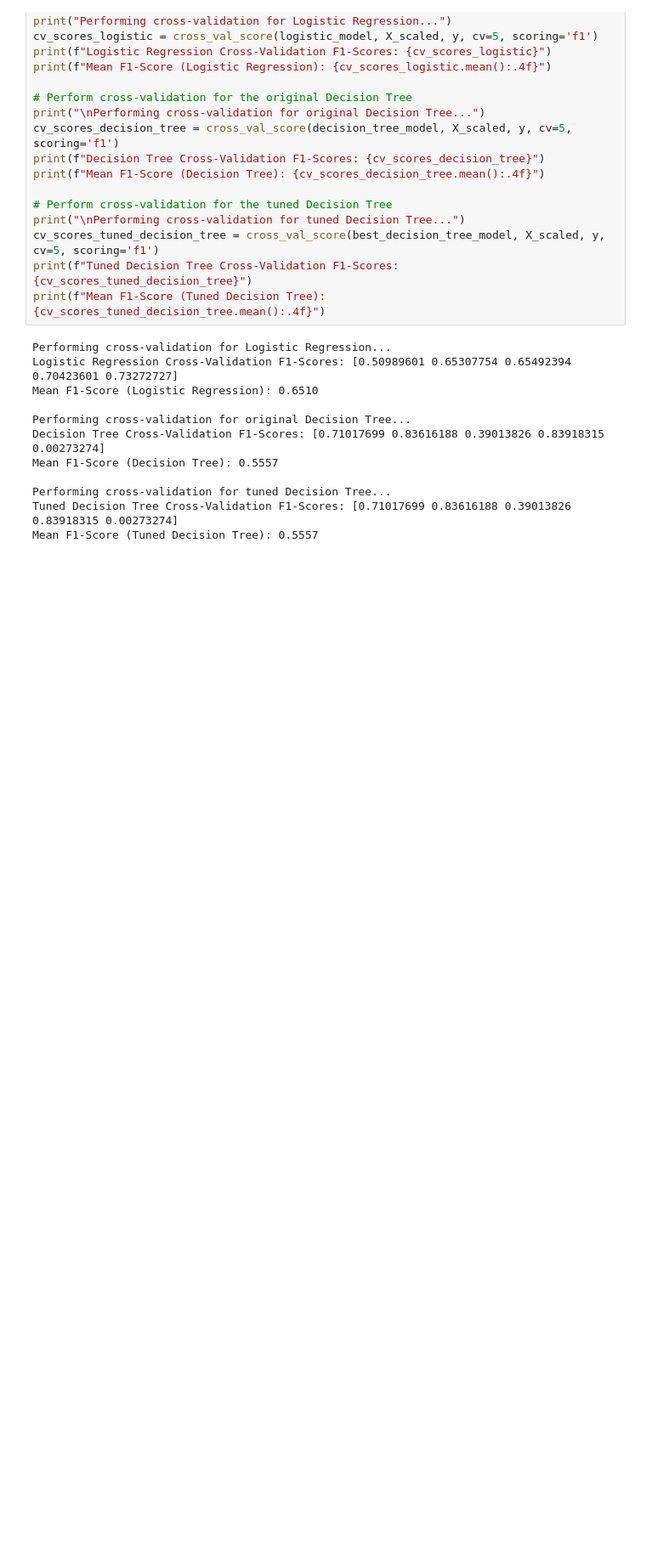
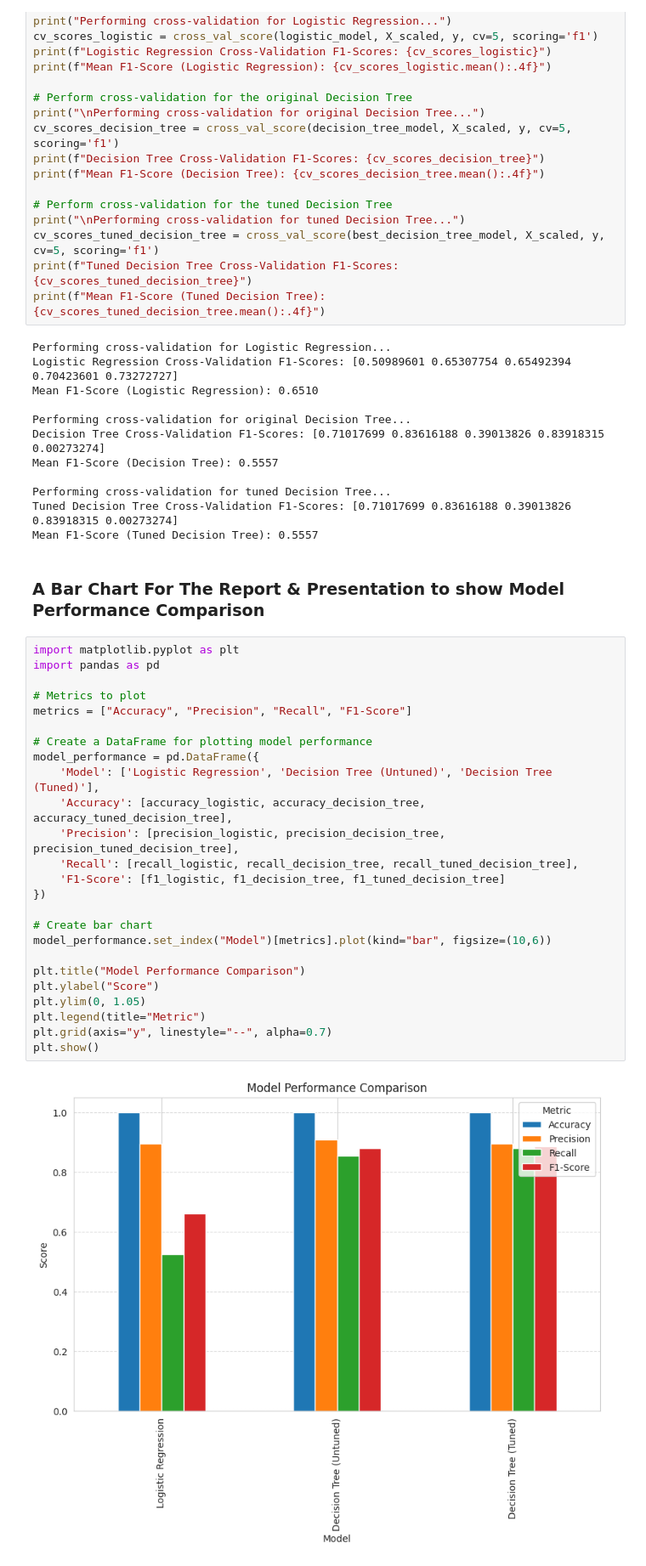
Before and after one commit to Muchai10/fraud-detection, a Jupyter notebook: frauddetection.ipynb, the cells around one changed output. Shown at 85% size. Saved outputs shown, nothing was run; the diff lists cells and outputs as text; blank space fills up the shorter version.

```diff
--- a/frauddetection.ipynb
+++ b/frauddetection.ipynb
@@ -545,6 +545,35 @@ Mean F1-Score (Decision Tree): 0.5557
 Performing cross-validation for tuned Decision Tree...
 Tuned Decision Tree Cross-Validation F1-Scores: [0.71017699 0.83616188 0.39013826 0.83918315 0.00273274]
 Mean F1-Score (Tuned Decision Tree): 0.5557
+# %% [markdown]
+### A Bar Chart For The Report & Presentation to show Model Performance Comparison
+# %%
+import matplotlib.pyplot as plt
+import pandas as pd
+
+# Metrics to plot
+metrics = ["Accuracy", "Precision", "Recall", "F1-Score"]
+
+# Create a DataFrame for plotting model performance
+model_performance = pd.DataFrame({
+    'Model': ['Logistic Regression', 'Decision Tree (Untuned)', 'Decision Tree (Tuned)'],
+    'Accuracy': [accuracy_logistic, accuracy_decision_tree, accuracy_tuned_decision_tree],
+    'Precision': [precision_logistic, precision_decision_tree, precision_tuned_decision_tree],
+    'Recall': [recall_logistic, recall_decision_tree, recall_tuned_decision_tree],
+    'F1-Score': [f1_logistic, f1_decision_tree, f1_tuned_decision_tree]
+})
+
+# Create bar chart
+model_performance.set_index("Model")[metrics].plot(kind="bar", figsize=(10,6))
+
+plt.title("Model Performance Comparison")
+plt.ylabel("Score")
+plt.ylim(0, 1.05)
+plt.legend(title="Metric")
+plt.grid(axis="y", linestyle="--", alpha=0.7)
+plt.show()
+# %% [output]
+[figure, added]
 # %% [markdown]
 ## Summary:
 
```
Also changed, not shown: parts of 1 cell of this notebook.
